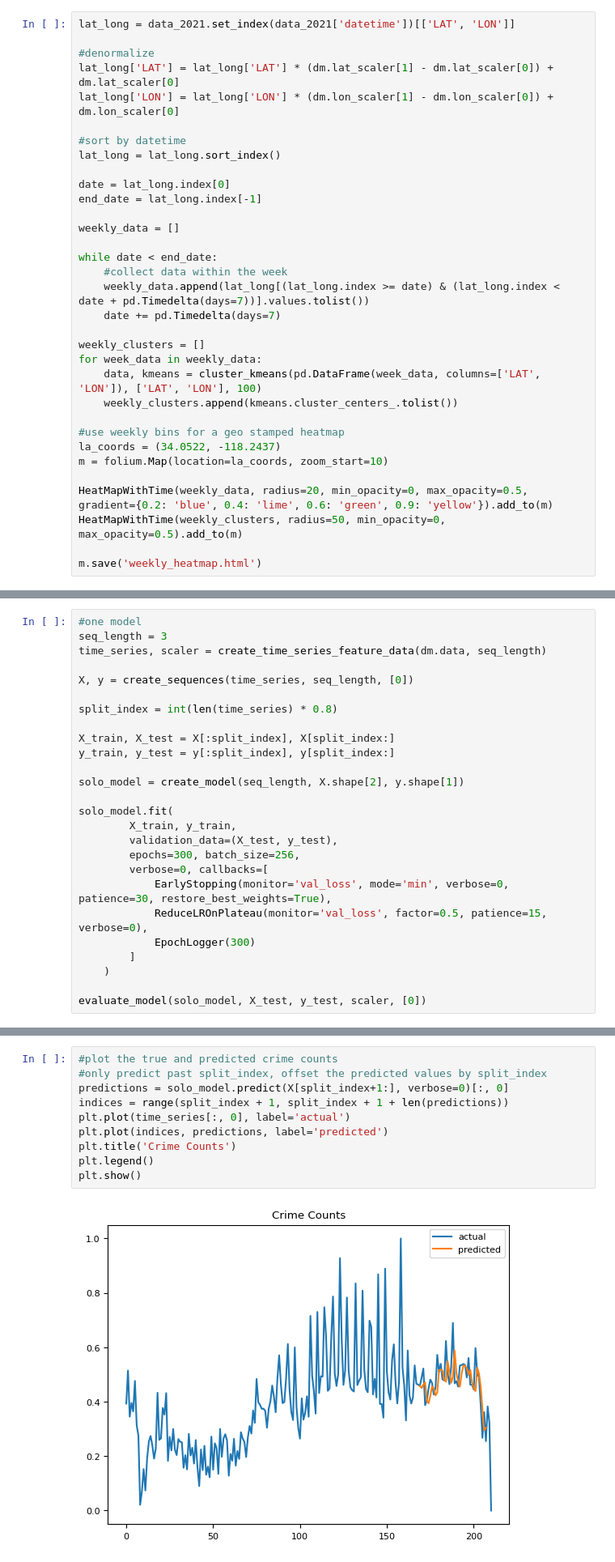
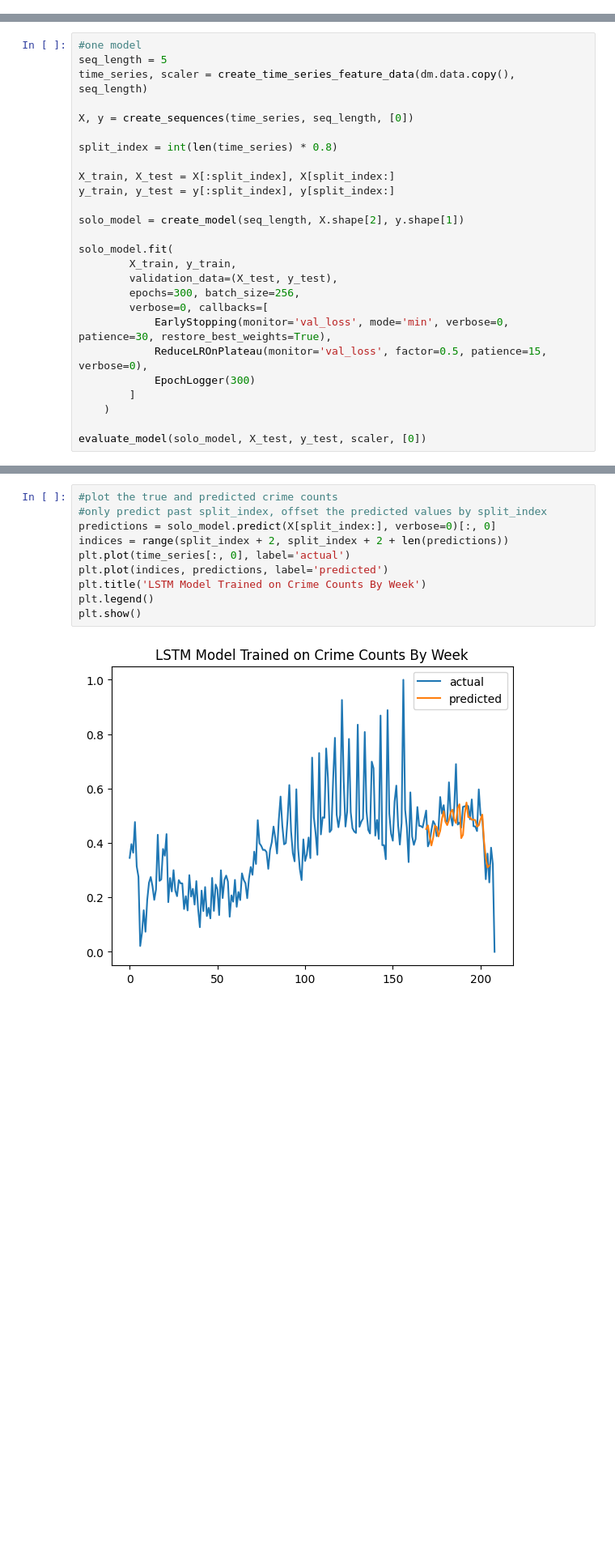
Before and after one commit to SP-2-Red-Data-Mining-and-AI/solid-bassoon, a Jupyter notebook: LA_CrimeAnalysis.ipynb, the cells around one changed output, grey strips where cells are left out. Shown: that part at 81% size. Cells and saved outputs as stored; diff of their text form; blank space fills up the shorter version.

```diff
--- a/LA_CrimeAnalysis.ipynb
+++ b/LA_CrimeAnalysis.ipynb
@@ -749,34 +884 @@ plt.show()
-# %%
-lat_long = data_2021.set_index(data_2021['datetime'])[['LAT', 'LON']]
-
-#denormalize
-lat_long['LAT'] = lat_long['LAT'] * (dm.lat_scaler[1] - dm.lat_scaler[0]) + dm.lat_scaler[0]
-lat_long['LON'] = lat_long['LON'] * (dm.lon_scaler[1] - dm.lon_scaler[0]) + dm.lon_scaler[0]
-
-#sort by datetime
-lat_long = lat_long.sort_index()
-
-date = lat_long.index[0]
-end_date = lat_long.index[-1]
-
-weekly_data = []
-
-while date < end_date:
-    #collect data within the week
-    weekly_data.append(lat_long[(lat_long.index >= date) & (lat_long.index < date + pd.Timedelta(days=7))].values.tolist())
-    date += pd.Timedelta(days=7)
-
-weekly_clusters = []
-for week_data in weekly_data:
-    data, kmeans = cluster_kmeans(pd.DataFrame(week_data, columns=['LAT', 'LON']), ['LAT', 'LON'], 100)
-    weekly_clusters.append(kmeans.cluster_centers_.tolist())
-
-#use weekly bins for a geo stamped heatmap
-la_coords = (34.0522, -118.2437)
-m = folium.Map(location=la_coords, zoom_start=10)
-
-HeatMapWithTime(weekly_data, radius=20, min_opacity=0, max_opacity=0.5, gradient={0.2: 'blue', 0.4: 'lime', 0.6: 'green', 0.9: 'yellow'}).add_to(m)
-HeatMapWithTime(weekly_clusters, radius=50, min_opacity=0, max_opacity=0.5).add_to(m)
-
-m.save('weekly_heatmap.html')
 # %%
@@ -977,8 +1108,8 @@ class EpochLogger(Callback):
         print(f"Epoch {epoch+1}/{self.max_epochs} - loss: {loss:.4f} - val_loss: {val_loss:.4f}")
 # %%
 #one model
-seq_length = 3
-time_series, scaler = create_time_series_feature_data(dm.data, seq_length)
+seq_length = 5
+time_series, scaler = create_time_series_feature_data(dm.data.copy(), seq_length)
 
 X, y = create_sequences(time_series, seq_length, [0])
 
@@ -1007,12 +1135,12 @@ Epoch 95/300 - loss: 0.0117 - val_loss: 0.0094
 # %%
 #plot the true and predicted crime counts
 #only predict past split_index, offset the predicted values by split_index
-predictions = solo_model.predict(X[split_index+1:], verbose=0)[:, 0]
-indices = range(split_index + 1, split_index + 1 + len(predictions))
+predictions = solo_model.predict(X[split_index:], verbose=0)[:, 0]
+indices = range(split_index + 2, split_index + 2 + len(predictions))
 plt.plot(time_series[:, 0], label='actual')
 plt.plot(indices, predictions, label='predicted')
-plt.title('Crime Counts')
+plt.title('LSTM Model Trained on Crime Counts By Week')
 plt.legend()
 plt.show()
 # %% [output]
-[figure, old version]
+[figure, new version]
```
Also changed, not shown: parts of 26 cells of this notebook.
